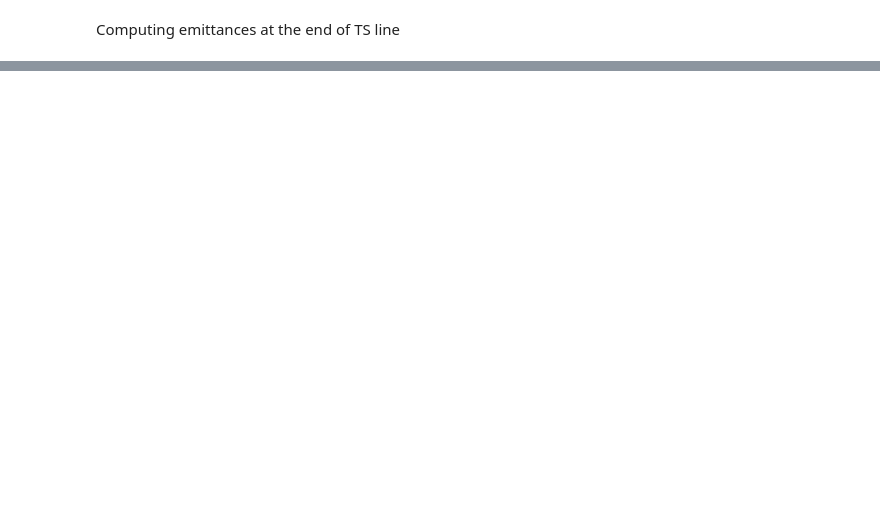
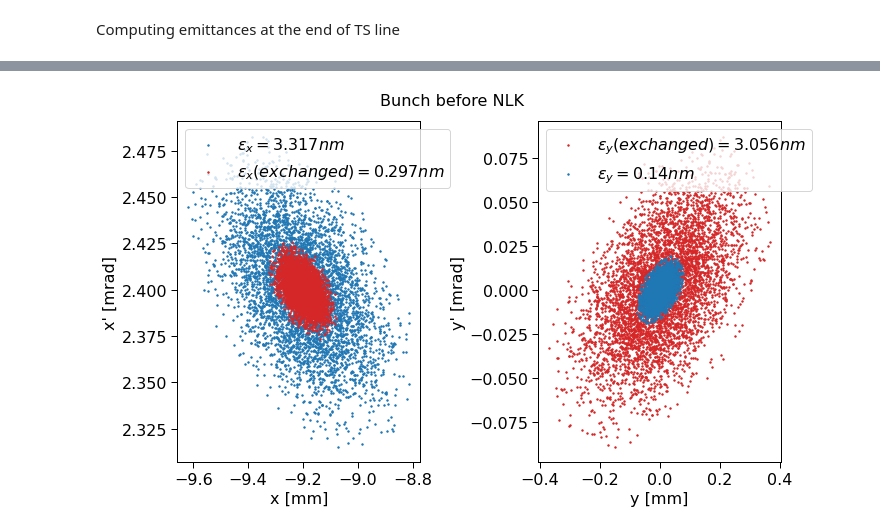
Before and after one commit to jquentino/notebook, a Jupyter notebook: TS_effect_on_emit_exchange.ipynb, the cells around one changed output, grey strips where cells are left out. Cells and saved outputs as stored; diff of their text form; code cells hidden in the pictures; blank space fills up the shorter version.

```diff
--- a/TS_effect_on_emit_exchange.ipynb
+++ b/TS_effect_on_emit_exchange.ipynb
@@ -7,0 +14,12 @@ plt.style.use(['notebook'])
+# %%
+def compute_emittances(bunch, local_twiss):
+    """."""
+    twiss = local_twiss
+    etax, etapx = twiss.etax, twiss.etapx
+    etay, etapy = twiss.etay, twiss.etapy
+    disp = np.array([[etax], [etapx], [etay], [etapy], [0], [0]])
+    bunch_nodisp = bunch - bunch[4]*disp
+    emitx = np.sqrt(np.linalg.det(np.cov(bunch_nodisp[0:2, :])))
+    emity = np.sqrt(np.linalg.det(np.cov(bunch_nodisp[2:4, :])))
+
+    return emitx, emity
@@ -199,0 +193,15 @@ plt.savefig("beam_after.jpg", dpi=160)
+# %%
+si = pm.si.create_accelerator()
+si.cavity_on = True
+si.radiation_on = True
+si.vchamber_on = True
+
+twi, _ = pa.optics.calc_twiss(si)
+famdata = pm.si.get_family_data(si)
+nlk_idx = famdata['InjNLKckr']['index']
+sept_idx = pa.lattice.find_indices(
+            lattice=si, attribute_name='fam_name', value='InjSeptF')
+offset = np.array([-17.35e-3, 2.4e-3, 0, 0, 0, 0])[:, None]
+
+bunch_sept = bunch_end - bunch_end.mean(axis=1)[:, None] + offset
+bunchex_sept = bunch_ex_end - bunch_end.mean(axis=1)[:, None] +  offset
@@ -199,0 +210,17 @@ plt.savefig("beam_after.jpg", dpi=160)
+# %%
+bunch_nlk, *_ = pa.tracking.line_pass(
+    si, particles=bunch_sept, indices=nlk_idx[0], element_offset=sept_idx[0], parallel=True)
+
+bunchex_nlk, *_ = pa.tracking.line_pass(
+    si, particles=bunchex_sept, indices=nlk_idx[0], element_offset=sept_idx[0], parallel=True)
+
+emitx, emity = compute_emittances(bunch_nlk, twi[nlk_idx[0][0]])
+emitx_ex, emity_ex = compute_emittances(bunchex_nlk, twi[nlk_idx[0][0]])
+# %%
+fig, ax = plot_phases_diagrams(
+            bunch_nlk, bunchex_nlk, emitx, emity,
+            emitx_ex, emity_ex, title='Bunch before NLK')
+plt.tight_layout()
+plt.show()
+# %% [output]
+[figure, added]
```
Also changed, not shown: parts of 38 cells of this notebook, 2 other files.
